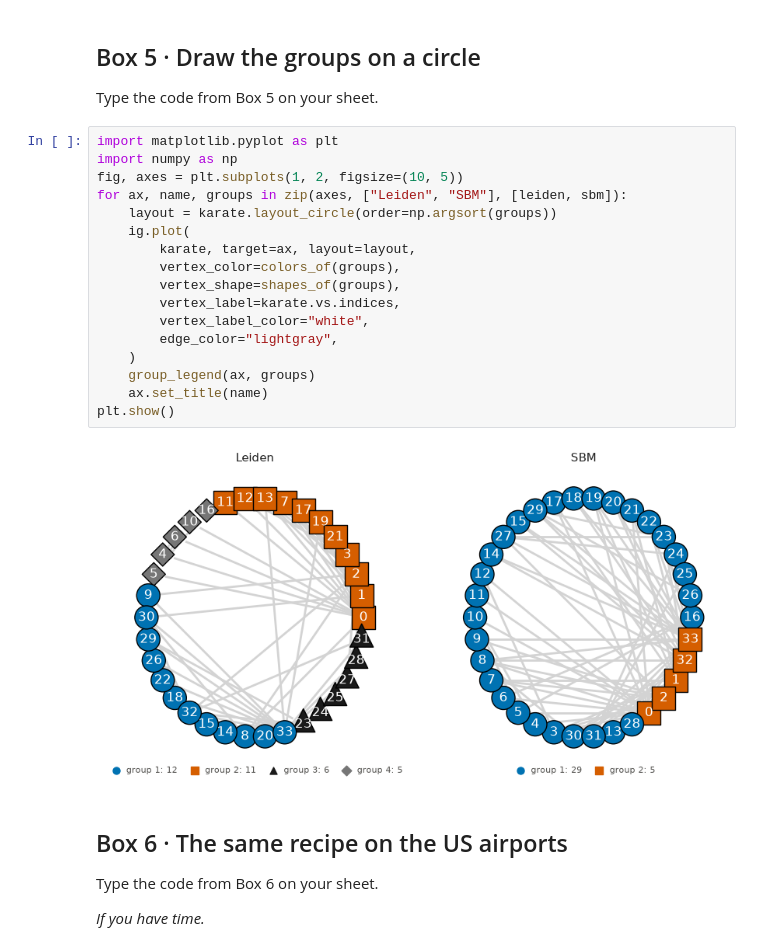
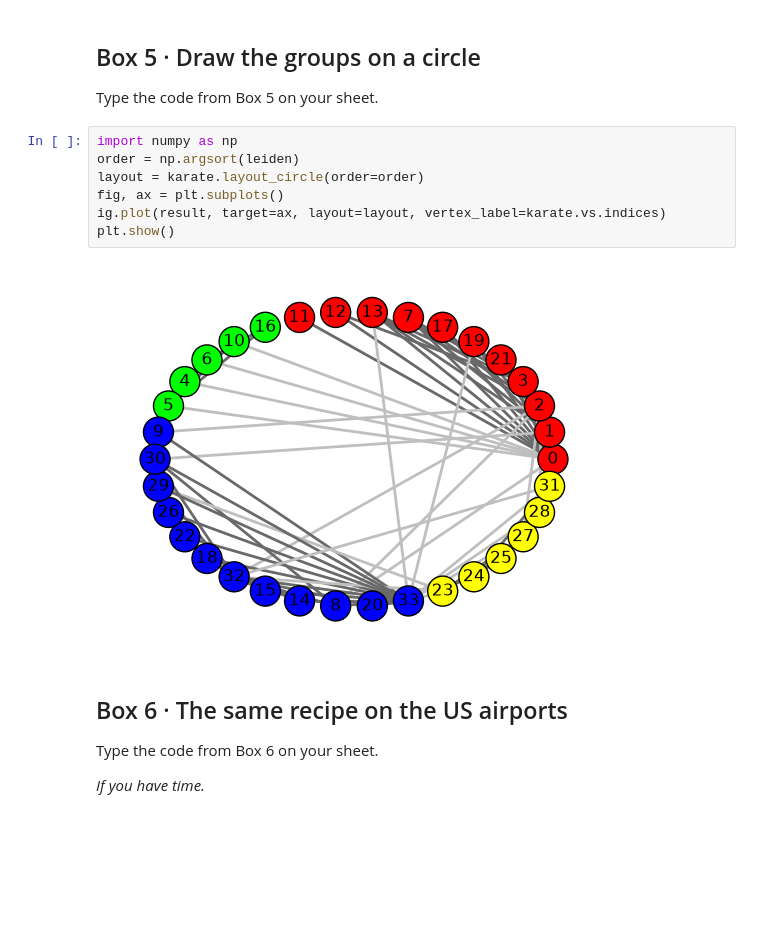
Before and after one commit to skojaku/adv-net-sci, a Jupyter notebook: lecture-note/m05-clustering/code-sheet/colab-lab-solutions.ipynb, the cells around one changed output. Cells and saved outputs as stored; diff of their text form; blank space fills up the shorter version.

```diff
--- a/lecture-note/m05-clustering/code-sheet/colab-lab-solutions.ipynb
+++ b/lecture-note/m05-clustering/code-sheet/colab-lab-solutions.ipynb
@@ -301,24 +105,14 @@ show(karate, Real=club, Leiden=leiden, SBM=sbm)
 ## Box 5 · Draw the groups on a circle
 Type the code from Box 5 on your sheet.
 # %%
-import matplotlib.pyplot as plt
 import numpy as np
-fig, axes = plt.subplots(1, 2, figsize=(10, 5))
-for ax, name, groups in zip(axes, ["Leiden", "SBM"], [leiden, sbm]):
-    layout = karate.layout_circle(order=np.argsort(groups))
-    ig.plot(
-        karate, target=ax, layout=layout,
-        vertex_color=colors_of(groups),
-        vertex_shape=shapes_of(groups),
-        vertex_label=karate.vs.indices,
-        vertex_label_color="white",
-        edge_color="lightgray",
-    )
-    group_legend(ax, groups)
-    ax.set_title(name)
+order = np.argsort(leiden)
+layout = karate.layout_circle(order=order)
+fig, ax = plt.subplots()
+ig.plot(result, target=ax, layout=layout, vertex_label=karate.vs.indices)
 plt.show()
 # %% [output]
-[figure, old version]
+[figure, new version]
 # %% [markdown]
 ## Box 6 · The same recipe on the US airports
 Type the code from Box 6 on your sheet.
```
Also changed, not shown: parts of 7 cells of this notebook, 9 other files.
